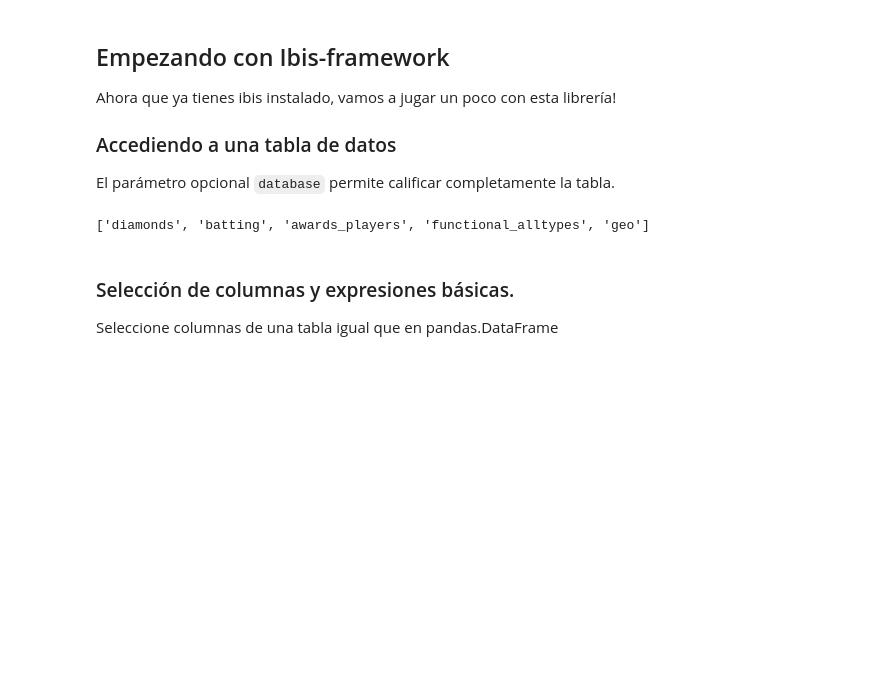
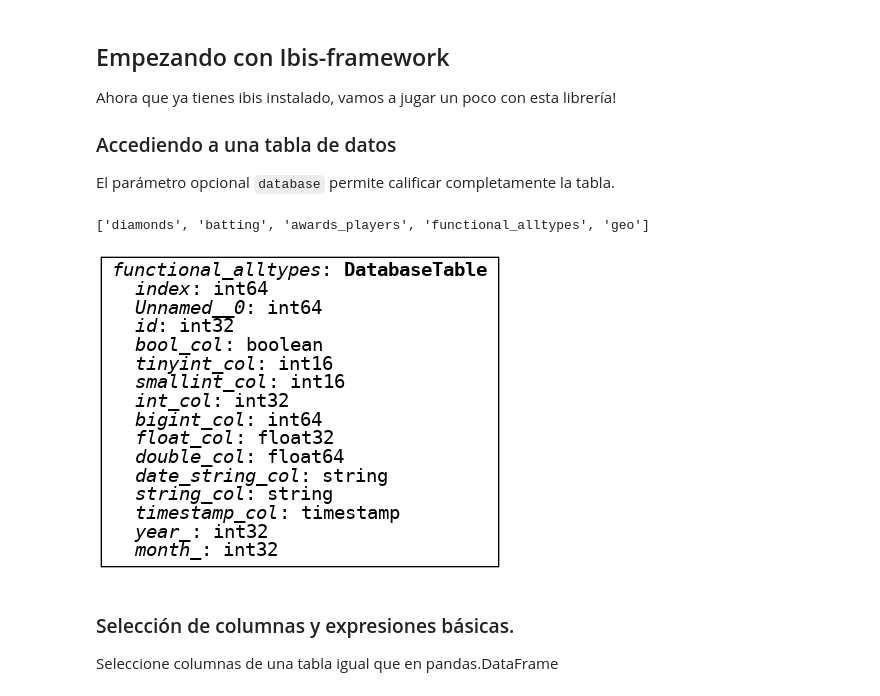
Before and after one commit to xmnlab/notebooks, a Jupyter notebook: pythonlapaz/pyday/IbisTutorial.ipynb, the cells around one changed output. Cells and saved outputs as stored; diff of their text form; code cells hidden in the pictures; blank space fills up the shorter version.

```diff
--- a/pythonlapaz/pyday/IbisTutorial.ipynb
+++ b/pythonlapaz/pyday/IbisTutorial.ipynb
@@ -111,6 +111,9 @@ con.list_tables()
 ['diamonds', 'batting', 'awards_players', 'functional_alltypes', 'geo']
 # %%
 table = con.table('functional_alltypes', database='ibis_testing')
+table
+# %% [output]
+[figure, added]
 # %% [markdown]
 ### Selección de columnas y expresiones básicas.
 
```
Also changed, not shown: parts of 5 cells of this notebook, 21 other files.
